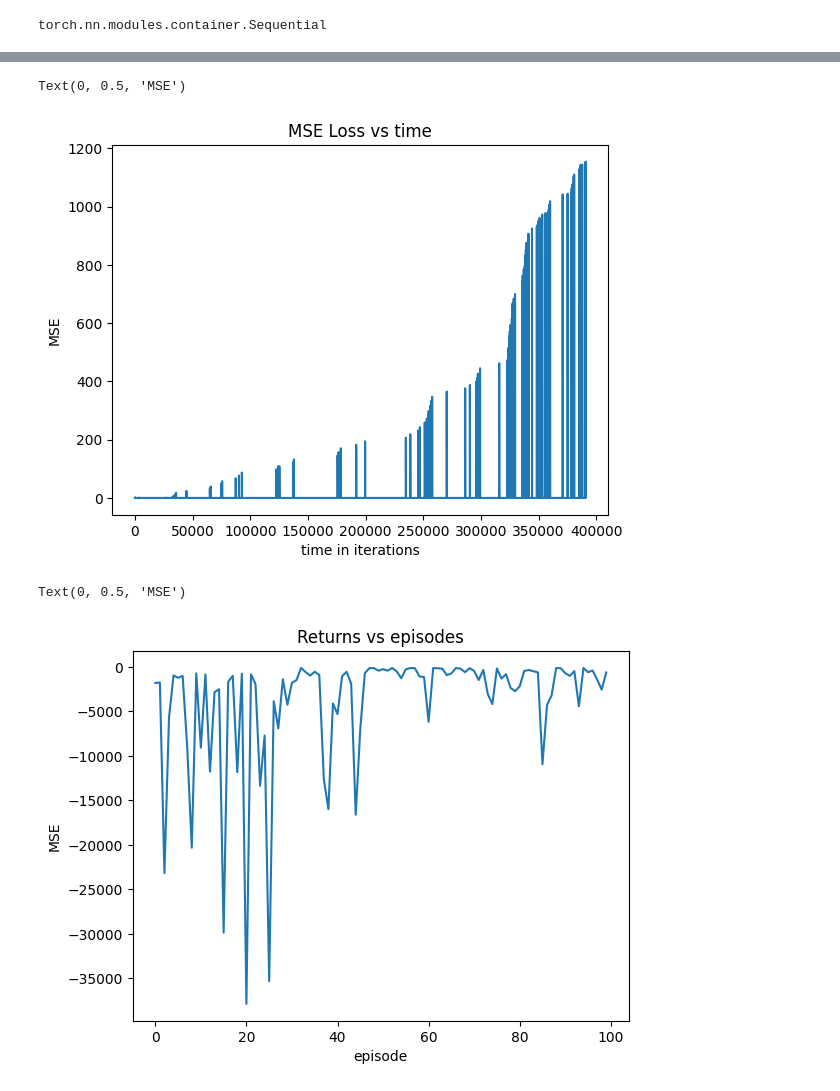
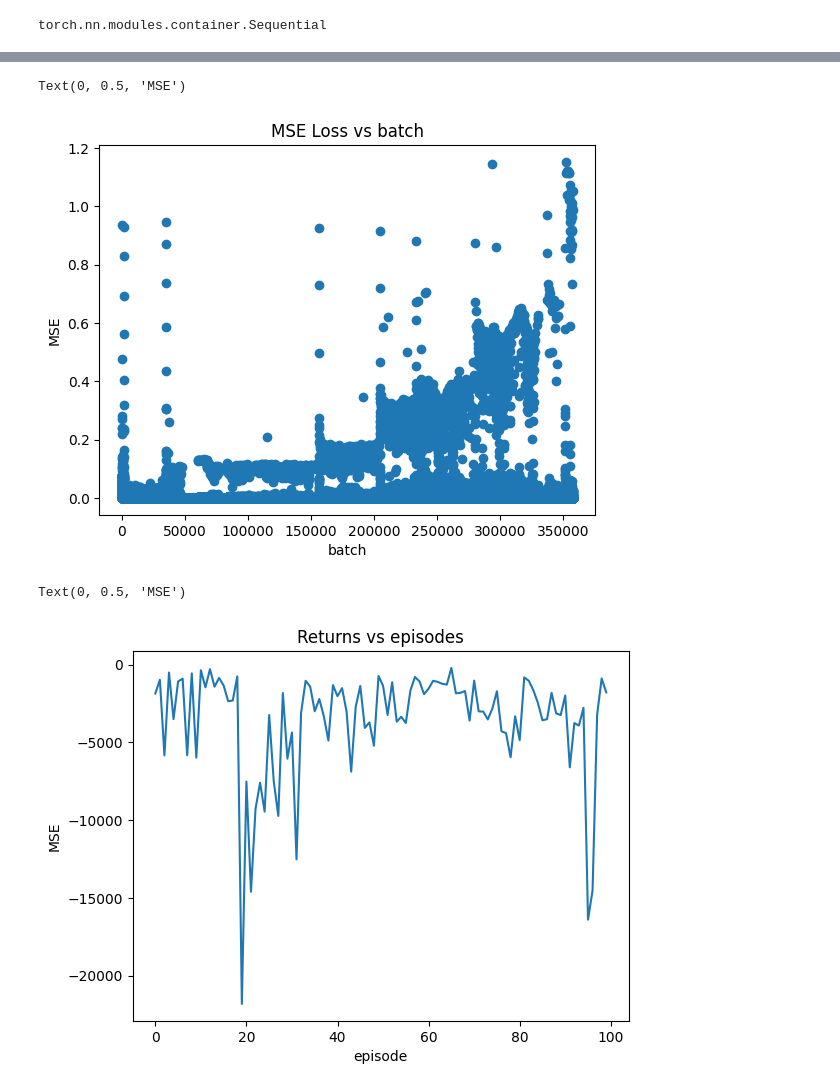
Before and after one commit to edseldim/reinforcement_learning, a Jupyter notebook: 6_deep_sarsa_ideas.ipynb, the cells around one changed output, grey strips where cells are left out. Cells and saved outputs as stored; diff of their text form; code cells hidden in the pictures.

Commit message:
hotfix: fixed target q network update

```diff
--- a/6_deep_sarsa_ideas.ipynb
+++ b/6_deep_sarsa_ideas.ipynb
@@ -157,7 +157,7 @@ def policy(q_nn, state, epsilon):
         # in: [[0,4,0.3,0.3]] output: [[0]] => keep the same dimensions as input (2) and argmax along the 2 dim
         return torch.argmax(q_values_state, dim=-1, keepdim=True)
 
-def deep_sarsa(env, q_nn, target_q_nn, episodes, alpha = 0.001, batch_size = 16, gamma = 0.99, epsilon = 0.99, epsilon_decay = 0.999):
+def deep_sarsa(env, q_nn, target_q_nn, episodes, alpha = 0.001, batch_size = 32, gamma = 0.99, epsilon = 0.99, epsilon_decay = 0.999):
     optim = AdamW(q_nn.parameters(), lr=alpha)
     replay_buffer = Replay()
     stats = {
@@ -165,7 +165,7 @@ def deep_sarsa(env, q_nn, target_q_nn, episodes, alpha = 0.001, batch_size = 16,
         'Returns':[]
     }
     for episode in range(episodes):
-        print(f"------- EPISODE {episode} -------")
+        # print(f"------- EPISODE {episode} -------")
         state = env.reset()
         done = False
         ep_return = 0.0
@@ -182,7 +182,7 @@ def deep_sarsa(env, q_nn, target_q_nn, episodes, alpha = 0.001, batch_size = 16,
                 qsa_b = q_nn(state_b).gather(1, action_b)
                 next_action_b = policy(q_nn, next_state_b, epsilon)
                 next_qsa_b = target_q_nn(next_state_b).gather(1, next_action_b)
-                target_b = reward_b + gamma * next_qsa_b * (not done_b)
+                target_b = reward_b + gamma * next_qsa_b * (~done_b)
 
                 # loss has to be calculated as this is the base of the gradients
                 # for updating the parameters (weights and biases)
@@ -213,9 +213,9 @@ def deep_sarsa(env, q_nn, target_q_nn, episodes, alpha = 0.001, batch_size = 16,
 
         stats['Returns'].append(ep_return)
 
-        if episode % 16:
+        if episode % 16 == 0:
             target_q_nn.load_state_dict(q_nn.state_dict())
 
     return stats
 # %%
-stats = deep_sarsa(env, q_nn, target_q_nn, 100, alpha=0.01)
+stats = deep_sarsa(env, q_nn, target_q_nn, 1000, alpha=0.01)
@@ -241,11 +222,11 @@ stats = deep_sarsa(env, q_nn, target_q_nn, 100, alpha=0.01)
 # %%
-plt.plot(range(len(stats['MSE Loss'])),stats['MSE Loss'])
-plt.title("MSE Loss vs time")
-plt.xlabel("time in iterations")
+plt.scatter(range(len(stats['MSE Loss'])),stats['MSE Loss'])
+plt.title("MSE Loss vs batch")
+plt.xlabel("batch")
 plt.ylabel("MSE")
 # %% [output]
 Text(0, 0.5, 'MSE')
-[figure, old version]
+[figure, new version]
 # %%
 plt.plot(range(len(stats['Returns'])),stats['Returns'])
 plt.title("Returns vs episodes")
@@ -253,4 +234,4 @@ plt.xlabel("episode")
 plt.ylabel("MSE")
 # %% [output]
 Text(0, 0.5, 'MSE')
-[figure, old version]
+[figure, new version]
```
Also changed, not shown: parts of 2 cells of this notebook.
